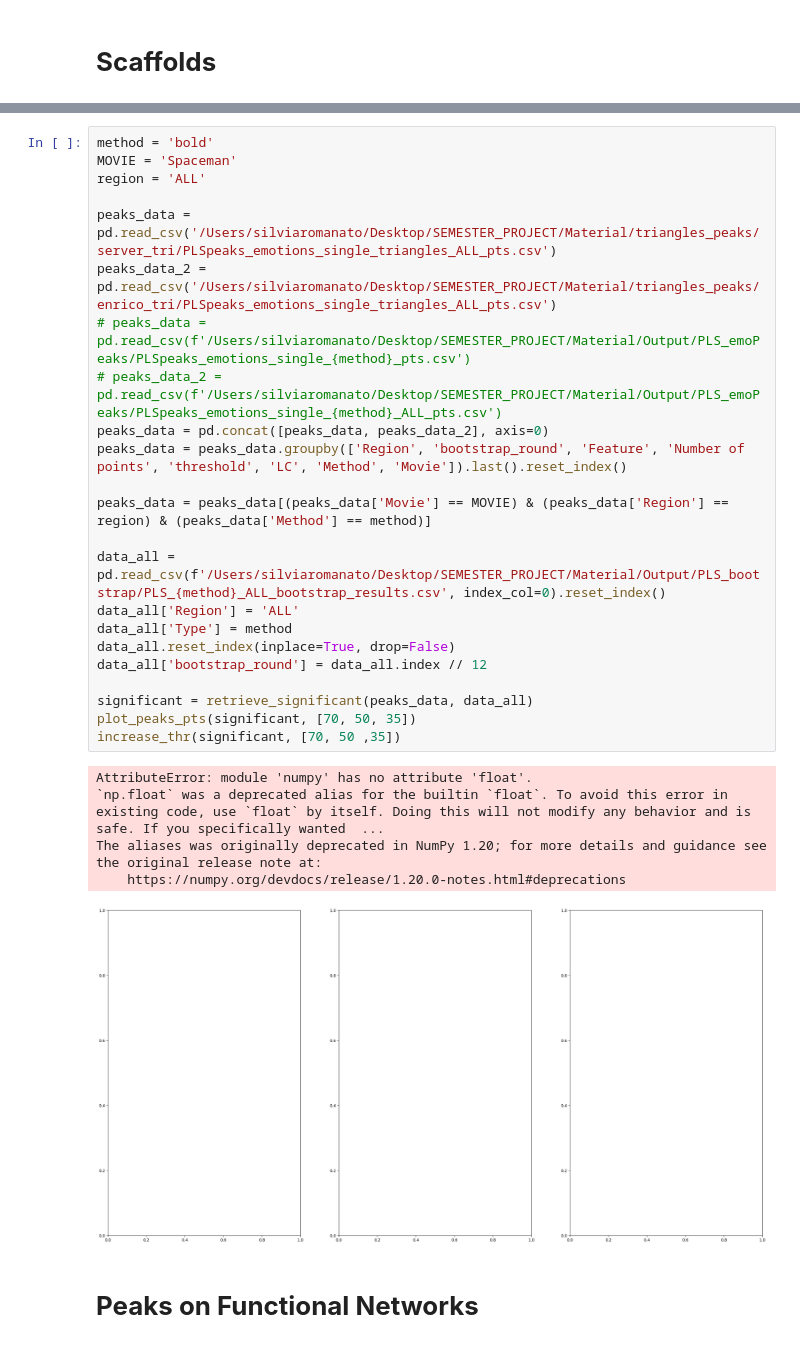
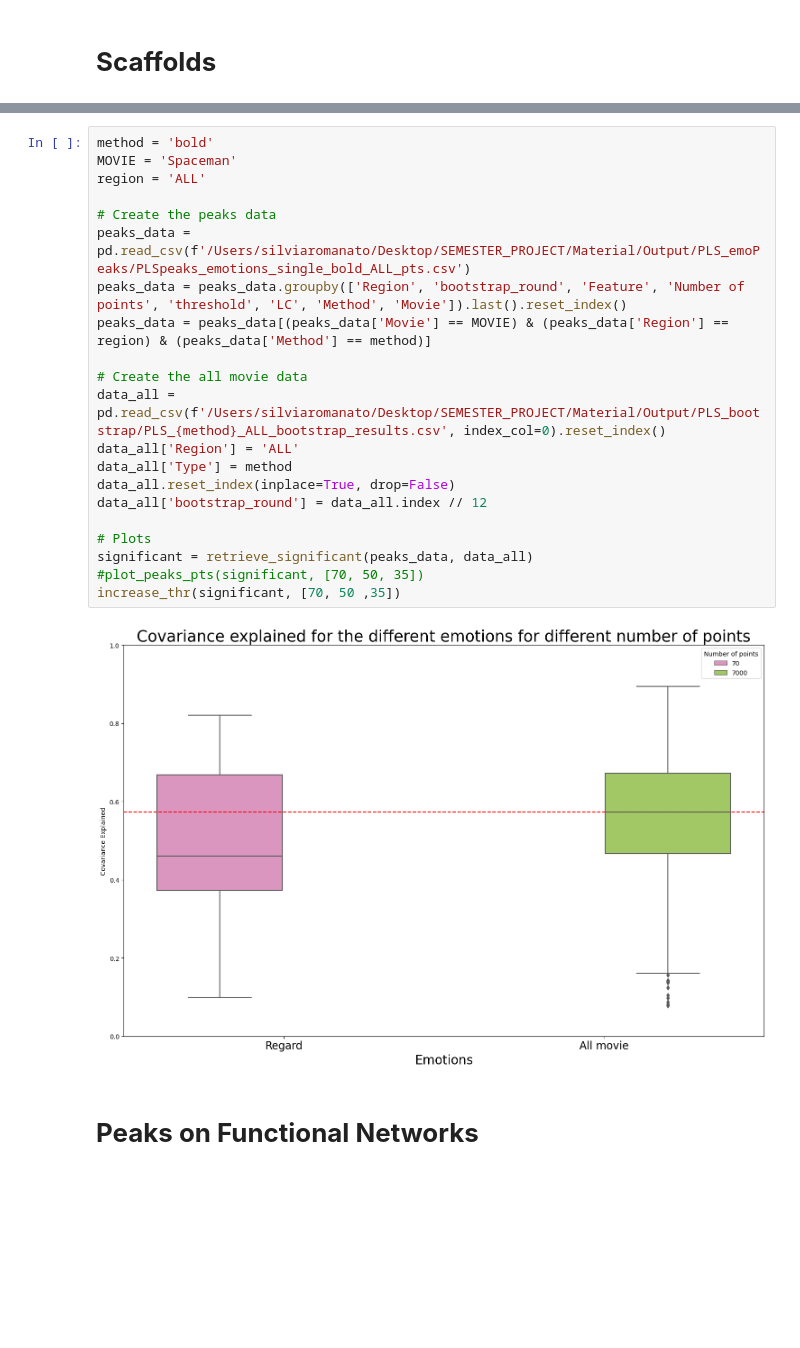
Before and after one commit to silviiaromanato/HigherOrder, a Jupyter notebook: Code/PLS_Silvia/viz.ipynb, the cells around one changed output, grey strips where cells are left out. Drawn from its saved outputs; the diff is of its cells as text; blank space fills up the shorter version.

```diff
--- a/Code/PLS_Silvia/viz.ipynb
+++ b/Code/PLS_Silvia/viz.ipynb
@@ -653,31 +585,25 @@ increase_thr(significant, [70, 50, 35])
 # %%
 method = 'bold'
 MOVIE = 'Spaceman'
 region = 'ALL'
 
-peaks_data = pd.read_csv('/Users/silviaromanato/Desktop/SEMESTER_PROJECT/Material/triangles_peaks/server_tri/PLSpeaks_emotions_single_triangles_ALL_pts.csv')
-peaks_data_2 = pd.read_csv('/Users/silviaromanato/Desktop/SEMESTER_PROJECT/Material/triangles_peaks/enrico_tri/PLSpeaks_emotions_single_triangles_ALL_pts.csv')
-# peaks_data = pd.read_csv(f'/Users/silviaromanato/Desktop/SEMESTER_PROJECT/Material/Output/PLS_emoPeaks/PLSpeaks_emotions_single_{method}_pts.csv')
-# peaks_data_2 = pd.read_csv(f'/Users/silviaromanato/Desktop/SEMESTER_PROJECT/Material/Output/PLS_emoPeaks/PLSpeaks_emotions_single_{method}_ALL_pts.csv')
-peaks_data = pd.concat([peaks_data, peaks_data_2], axis=0)
+# Create the peaks data
+peaks_data = pd.read_csv(f'/Users/silviaromanato/Desktop/SEMESTER_PROJECT/Material/Output/PLS_emoPeaks/PLSpeaks_emotions_single_bold_ALL_pts.csv')
 peaks_data = peaks_data.groupby(['Region', 'bootstrap_round', 'Feature', 'Number of points', 'threshold', 'LC', 'Method', 'Movie']).last().reset_index()
-
 peaks_data = peaks_data[(peaks_data['Movie'] == MOVIE) & (peaks_data['Region'] == region) & (peaks_data['Method'] == method)]
 
+# Create the all movie data
 data_all = pd.read_csv(f'/Users/silviaromanato/Desktop/SEMESTER_PROJECT/Material/Output/PLS_bootstrap/PLS_{method}_ALL_bootstrap_results.csv', index_col=0).reset_index()
 data_all['Region'] = 'ALL'
 data_all['Type'] = method
 data_all.reset_index(inplace=True, drop=False)
 data_all['bootstrap_round'] = data_all.index // 12
 
+# Plots
 significant = retrieve_significant(peaks_data, data_all)
-plot_peaks_pts(significant, [70, 50, 35])
+#plot_peaks_pts(significant, [70, 50, 35])
 increase_thr(significant, [70, 50 ,35])
 # %% [output]
-AttributeError: module 'numpy' has no attribute 'float'.
-`np.float` was a deprecated alias for the builtin `float`. To avoid this error in existing code, use `float` by itself. Doing this will not modify any behavior and is safe. If you specifically wanted  ...
-The aliases was originally deprecated in NumPy 1.20; for more details and guidance see the original release note at:
-    https://numpy.org/devdocs/release/1.20.0-notes.html#deprecations
-[figure, old version]
+[figure, new version]
 # %% [markdown]
 # **Peaks on Functional Networks**
```
Also changed, not shown: parts of 20 cells of this notebook, 5 other files.
